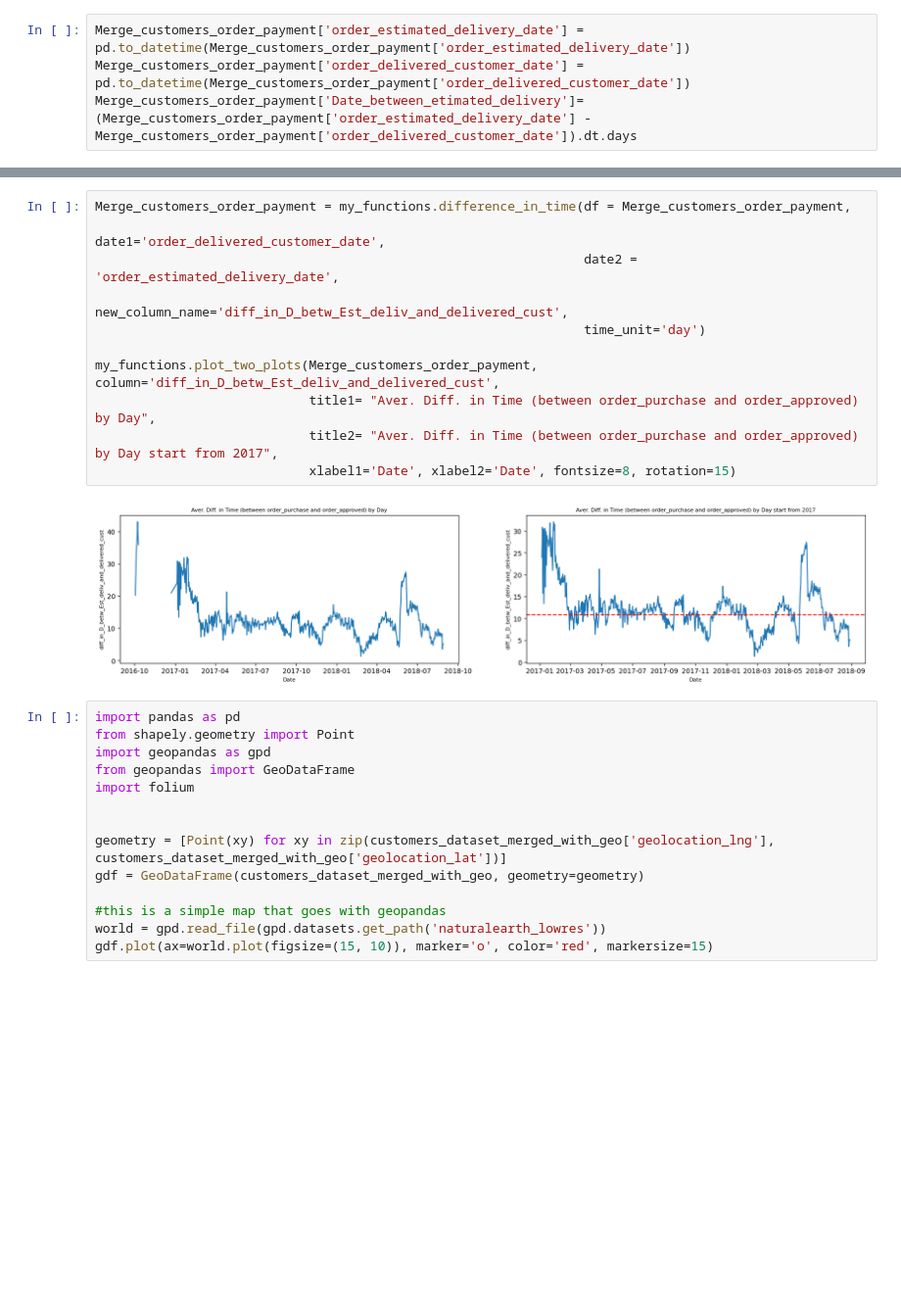
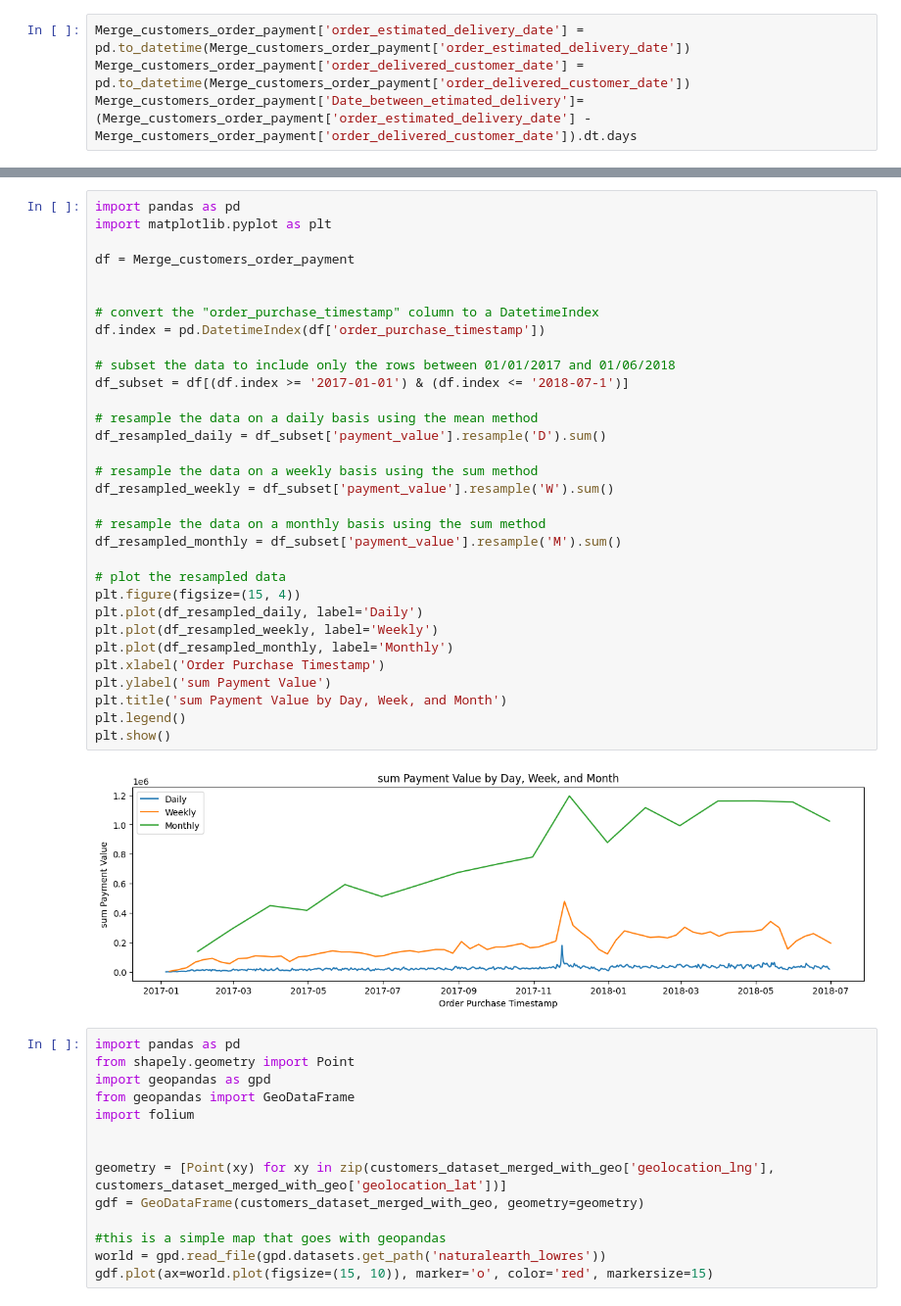
Before and after one commit to haelbrek/Olist, a Jupyter notebook: Anlayse_Emad/Analyse_Emad.ipynb, the cells around one changed output, grey strips where cells are left out. Shown: that part at 98% size. Saved outputs shown, nothing was run; the diff lists cells and outputs as text; blank space fills up the shorter version.

Commit message:
add by date

```diff
--- a/Anlayse_Emad/Analyse_Emad.ipynb
+++ b/Anlayse_Emad/Analyse_Emad.ipynb
@@ -124,16 +140,37 @@ my_functions.plot_two_plots(Merge_customers_order_payment, column='diff_in_D_bet
-# %%
-Merge_customers_order_payment = my_functions.difference_in_time(df = Merge_customers_order_payment,
-                                                                date1='order_delivered_customer_date',
-                                                                date2 = 'order_estimated_delivery_date',
-                                                                new_column_name='diff_in_D_betw_Est_deliv_and_delivered_cust',
-                                                                time_unit='day')
-
-my_functions.plot_two_plots(Merge_customers_order_payment, column='diff_in_D_betw_Est_deliv_and_delivered_cust',
-                            title1= "Aver. Diff. in Time (between order_purchase and order_approved) by Day",
-                            title2= "Aver. Diff. in Time (between order_purchase and order_approved) by Day start from 2017",
-                            xlabel1='Date', xlabel2='Date', fontsize=8, rotation=15)
-# %% [output]
-[figure, removed]
+# %%
+import pandas as pd
+import matplotlib.pyplot as plt
+
+df = Merge_customers_order_payment
+
+
+# convert the "order_purchase_timestamp" column to a DatetimeIndex
+df.index = pd.DatetimeIndex(df['order_purchase_timestamp'])
+
+# subset the data to include only the rows between 01/01/2017 and 01/06/2018
+df_subset = df[(df.index >= '2017-01-01') & (df.index <= '2018-07-1')]
+
+# resample the data on a daily basis using the mean method
+df_resampled_daily = df_subset['payment_value'].resample('D').sum()
+
+# resample the data on a weekly basis using the sum method
+df_resampled_weekly = df_subset['payment_value'].resample('W').sum()
+
+# resample the data on a monthly basis using the sum method
+df_resampled_monthly = df_subset['payment_value'].resample('M').sum()
+
+# plot the resampled data
+plt.figure(figsize=(15, 4))
+plt.plot(df_resampled_daily, label='Daily')
+plt.plot(df_resampled_weekly, label='Weekly')
+plt.plot(df_resampled_monthly, label='Monthly')
+plt.xlabel('Order Purchase Timestamp')
+plt.ylabel('sum Payment Value')
+plt.title('sum Payment Value by Day, Week, and Month')
+plt.legend()
+plt.show()
+# %% [output]
+[figure, added]
 # %%
 import pandas as pd
 from shapely.geometry import Point
```
Also changed, not shown: parts of 1 cell of this notebook, 3 other files.
